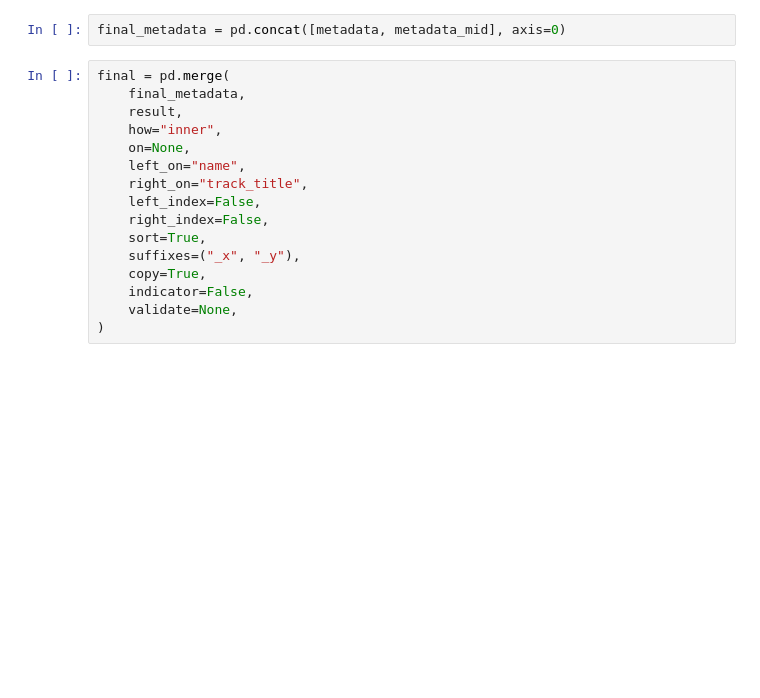
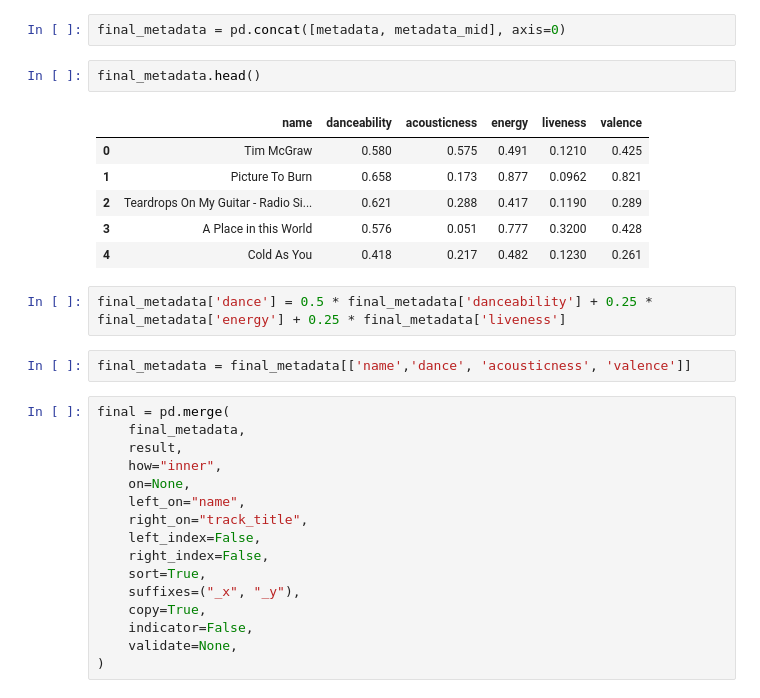
Before and after one commit to m-osi/playlist-generator, a Jupyter notebook: notebooks/Playlist_generator.ipynb, the cells around one changed output. Drawn from its saved outputs; the diff is of its cells as text; blank space fills up the shorter version.

```diff
--- a/notebooks/Playlist_generator.ipynb
+++ b/notebooks/Playlist_generator.ipynb
@@ -280,6 +276,19 @@ metadata = metadata[['name', 'danceability', 'acousticness', 'energy', 'liveness
 metadata_mid = pd.read_csv('midnights-spotify.csv')
 # %%
 final_metadata = pd.concat([metadata, metadata_mid], axis=0)
+# %%
+final_metadata.head()
+# %% [output]
+|  | name | danceability | acousticness | energy | liveness | valence |
+| 0 | Tim McGraw | 0.580 | 0.575 | 0.491 | 0.1210 | 0.425 |
+| 1 | Picture To Burn | 0.658 | 0.173 | 0.877 | 0.0962 | 0.821 |
+| 2 | Teardrops On My Guitar - Radio Si... | 0.621 | 0.288 | 0.417 | 0.1190 | 0.289 |
+| 3 | A Place in this World | 0.576 | 0.051 | 0.777 | 0.3200 | 0.428 |
+| 4 | Cold As You | 0.418 | 0.217 | 0.482 | 0.1230 | 0.261 |
+# %%
+final_metadata['dance'] = 0.5 * final_metadata['danceability'] + 0.25 * final_metadata['energy'] + 0.25 * final_metadata['liveness']
+# %%
+final_metadata = final_metadata[['name','dance', 'acousticness', 'valence']]
 # %%
 final = pd.merge(
     final_metadata,
```
Also changed, not shown: parts of 33 cells of this notebook.
